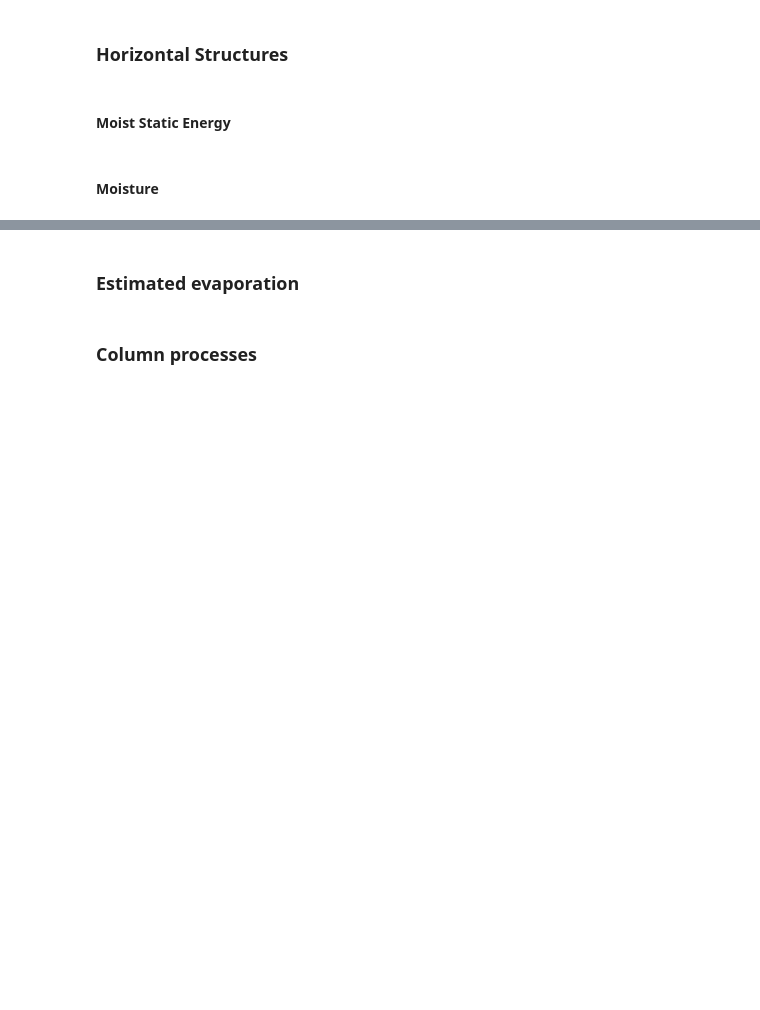
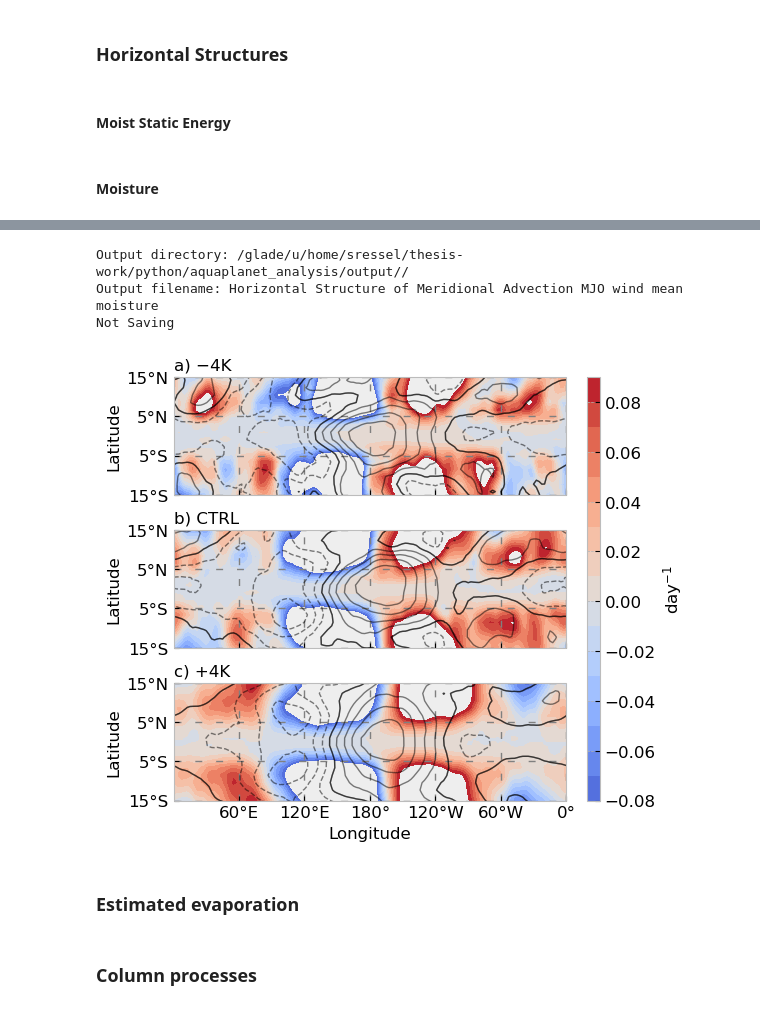
Before and after one commit to spencer-ressel/thesis-work, a Jupyter notebook: python/aquaplanet_analysis/2_budget_analysis.ipynb, the cells around one changed output, grey strips where cells are left out. Drawn from its saved outputs; the diff is of its cells as text; code cells hidden in the pictures; blank space fills up the shorter version.

```diff
--- a/python/aquaplanet_analysis/2_budget_analysis.ipynb
+++ b/python/aquaplanet_analysis/2_budget_analysis.ipynb
@@ -1758,27 +1571,3 @@ plt.show()
-# %%
-x = np.arange(len(coords.experiments.values))
-width = 0.4
-plt.style.use('default')
-fig, ax = plt.subplots(figsize=(7, 4))
-
-bars1 = ax.bar(x - width/2, config.SECONDS_PER_DAY*original_values.values, width, label='Original')
-bars2 = ax.bar(x + width/2, config.SECONDS_PER_DAY*zonal_mean_values.values, width, label='Zonal Mean')
-
-ax.set_xticks(x)
-ax.set_xticklabels([config.EXPERIMENT_DISPLAY_NAMES[exp] for exp in coords.experiments.values])
-ax.set_xlabel('Experiment')
-ax.set_ylabel('Value')
-ax.set_title('Original vs Zonal Mean Values by Experiment')
-ax.legend()
-ax.grid(axis='y', alpha=0.3)
-
-# Optional: label bars with their values
-ax.bar_label(bars1, fmt='%.5f', padding=3)
-ax.bar_label(bars2, fmt='%.5f', padding=3)
-ax.set_ylim(-0.0135, 0.008)
-
-plt.tight_layout()
-plt.show()
 # %%
 projection_variable = 'Moisture'
 merged_multi_experiment_budget_variables_regressed = xr.merge(
@@ -2794,8 +2579,8 @@ cbar_axes.append(fig.add_subplot(gs[:,1]))
 
 # variable_to_plot = 'Vertical Advection MJO wind mean moisture'
 # variable_to_plot = 'Vertical Advection'
-variable_to_plot = 'Meridional Advection Mean wind MJO moisture'
-# variable_to_plot = 'Meridional Advection MJO wind mean moisture'
+# variable_to_plot = 'Meridional Advection Mean wind MJO moisture'
+variable_to_plot = 'Meridional Advection MJO wind mean moisture'
 # variable_to_plot = 'Meridional Advection Residual wind residual moisture'
 variable_data = config.SECONDS_PER_DAY*(
     merged_multi_experiment_budget_variables_regressed[variable_to_plot]
@@ -2872,33 +2657,38 @@ for index, ax in enumerate(axes):
         ax.set_xticklabels(tick_labeller(x_ticks+180, "lon", precision=0))
         ax.set_xlabel("Longitude")
     else:
         ax.set_xticklabels('')
     ax.xaxis.set_major_locator(mticker.MaxNLocator(7, prune="lower"))
 
     ax.set_ylim(-15, 15)
     y_ticks = np.arange(-15, 25, 10)
     ax.set_yticks(y_ticks)
     ax.set_yticklabels(tick_labeller(y_ticks, "lat", precision=0))
     ax.set_ylabel("Latitude")
 
     grid_kwargs = {"linewidth": 1, "linestyle": (0, (5, 10)), "color": "gray"}
     ax.grid(True, **grid_kwargs)
 
 output_filename = f"Horizontal Structure of {variable_to_plot}"
 print(f"Output directory: {config.AQUAPLANET_OUTPUT_DIRECTORY}/")
 print(f"Output filename: {output_filename}")
 if SAVE_FIG:
     print(f"{f'Saving...':<{config.SEP_WIDTH-1}}", end="")
     plt.savefig(
         f"{config.AQUAPLANET_OUTPUT_DIRECTORY}/{output_filename}.svg",
         dpi=500,
         bbox_inches="tight",
     )
     print(rf"{'✔':>1}")
 else:
     print("Not Saving")
 
 plt.show()
+# %% [output]
+Output directory: /glade/u/home/sressel/thesis-work/python/aquaplanet_analysis/output//
+Output filename: Horizontal Structure of Meridional Advection MJO wind mean moisture
+Not Saving
+[figure, added]
 # %% [markdown]
 ### Estimated evaporation
 # %%
```
Also changed, not shown: parts of 26 cells of this notebook, 17 other files.
